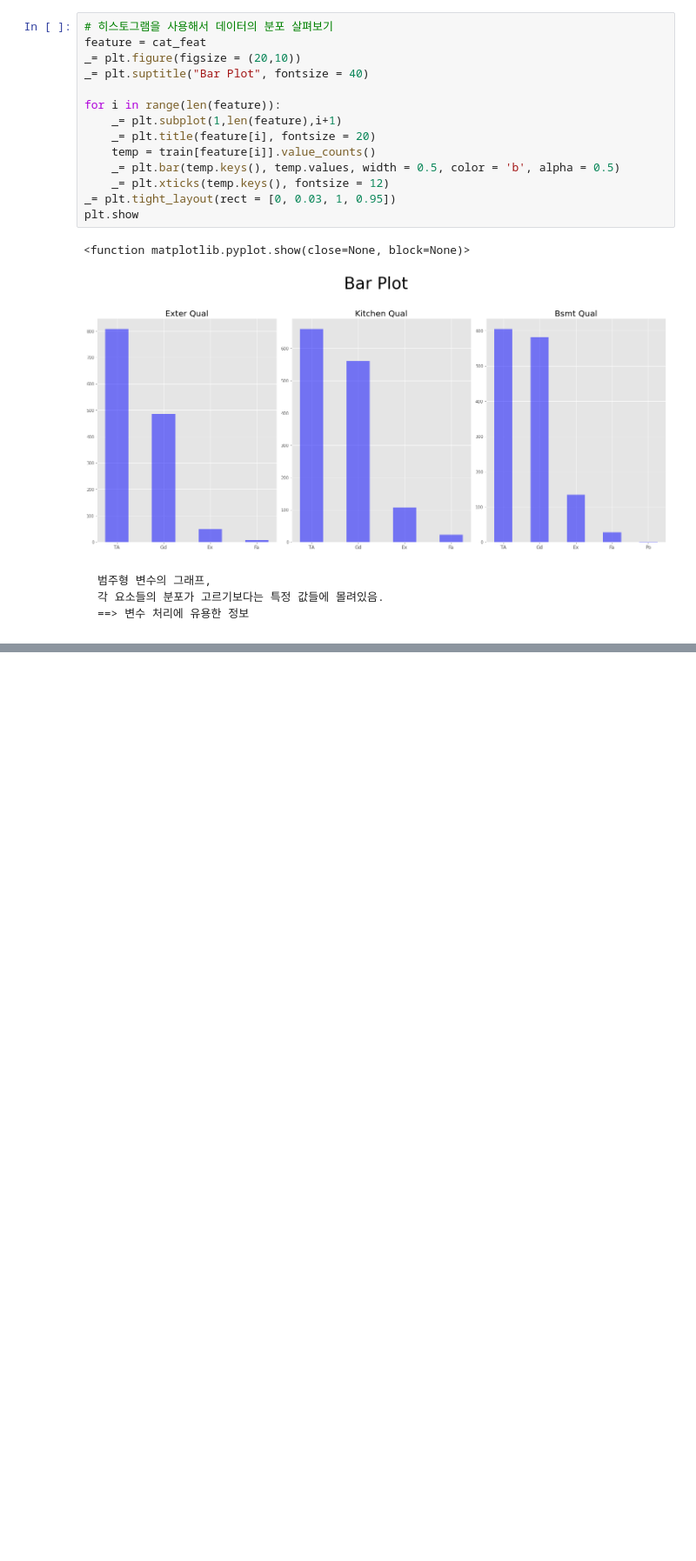
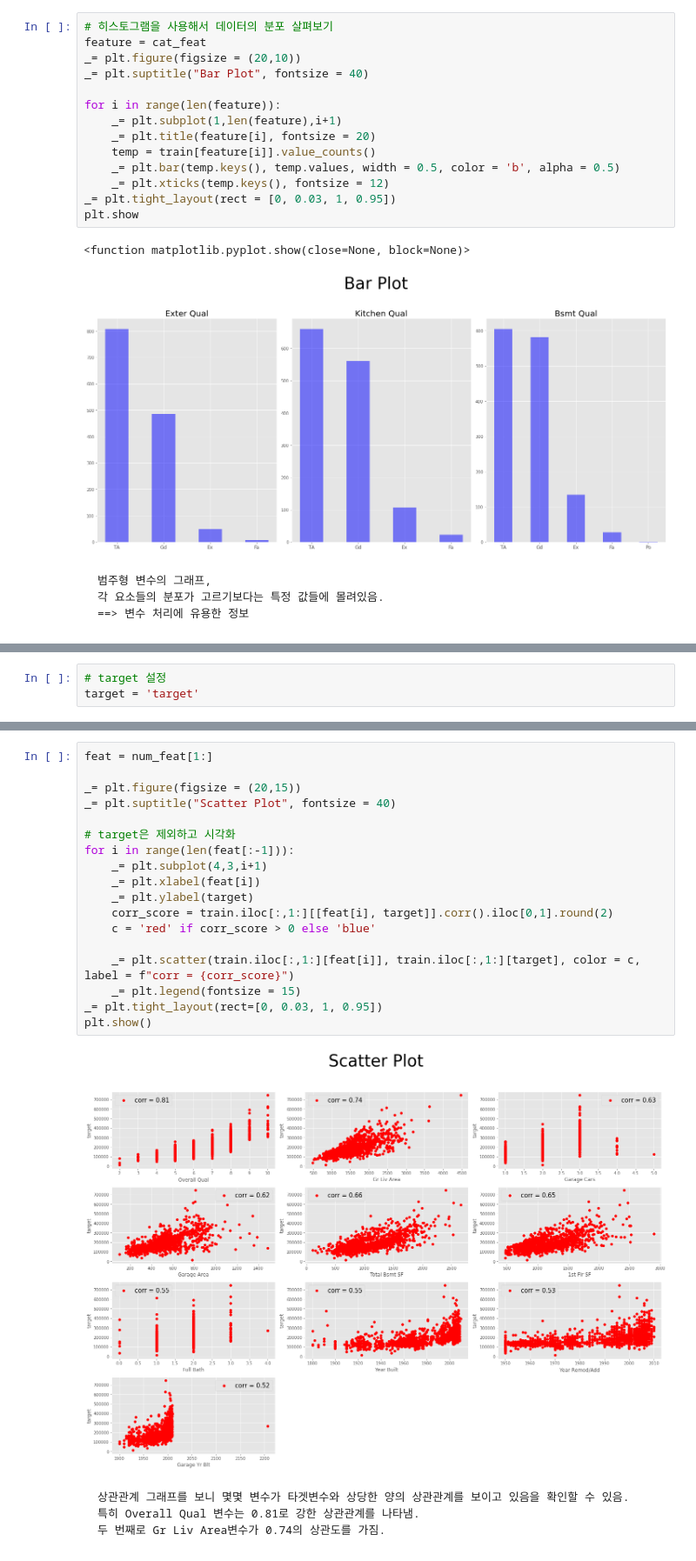
Before and after one commit to GaYounKoh/study, a Jupyter notebook: prac.ipynb, the cells around one changed output, grey strips where cells are left out. Shown at 87% size. Cells and saved outputs as stored; diff of their text form; blank space fills up the shorter version.

````diff
--- a/prac.ipynb
+++ b/prac.ipynb
@@ -390,0 +458,3 @@ plt.show
+# %%
+# target 설정
+target = 'target'
@@ -390,0 +481,26 @@ plt.show
+# %%
+feat = num_feat[1:]
+
+_= plt.figure(figsize = (20,15))
+_= plt.suptitle("Scatter Plot", fontsize = 40)
+
+# target은 제외하고 시각화
+for i in range(len(feat[:-1])):
+    _= plt.subplot(4,3,i+1)
+    _= plt.xlabel(feat[i])
+    _= plt.ylabel(target)
+    corr_score = train.iloc[:,1:][[feat[i], target]].corr().iloc[0,1].round(2)
+    c = 'red' if corr_score > 0 else 'blue'
+
+    _= plt.scatter(train.iloc[:,1:][feat[i]], train.iloc[:,1:][target], color = c, label = f"corr = {corr_score}")
+    _= plt.legend(fontsize = 15)
+_= plt.tight_layout(rect=[0, 0.03, 1, 0.95])
+plt.show()
+# %% [output]
+[figure, added]
+# %% [markdown]
+```
+상관관계 그래프를 보니 몇몇 변수가 타겟변수와 상당한 양의 상관관계를 보이고 있음을 확인할 수 있음.
+특히 Overall Qual 변수는 0.81로 강한 상관관계를 나타냄.
+두 번째로 Gr Liv Area변수가 0.74의 상관도를 가짐.
+```
````
Also changed, not shown: parts of 10 cells of this notebook.
